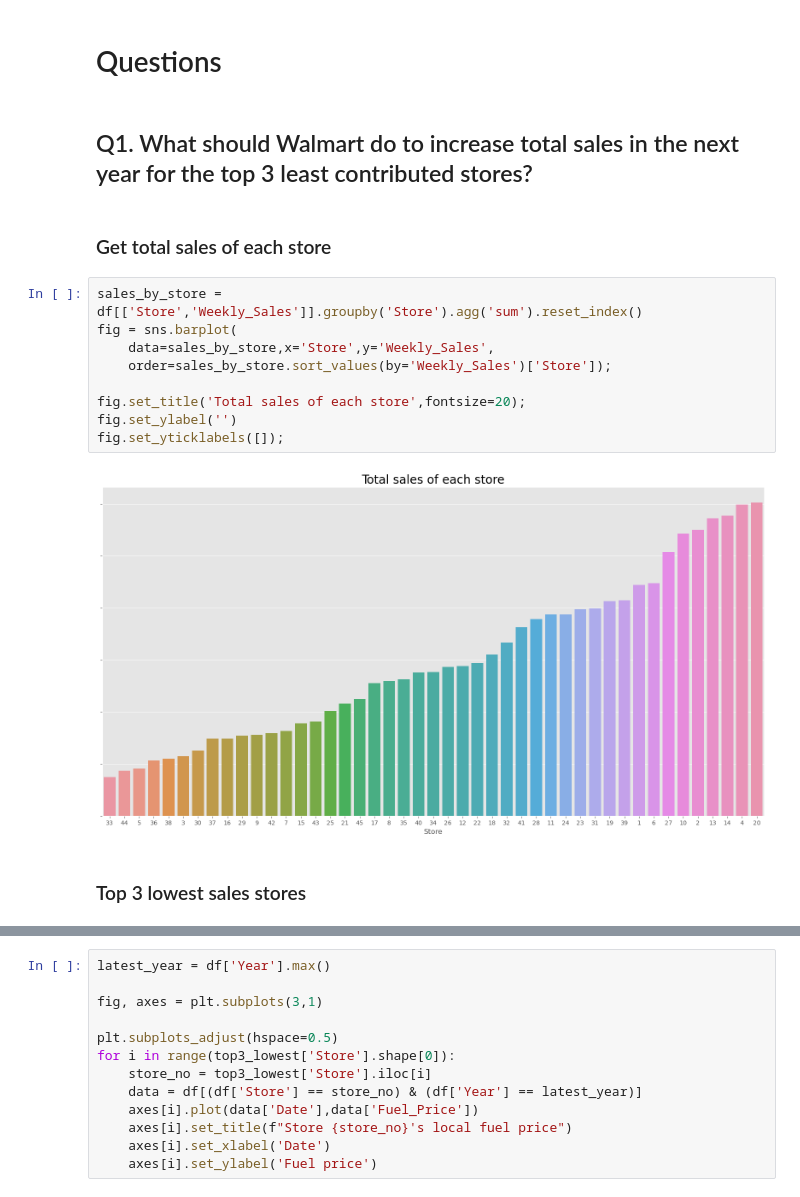
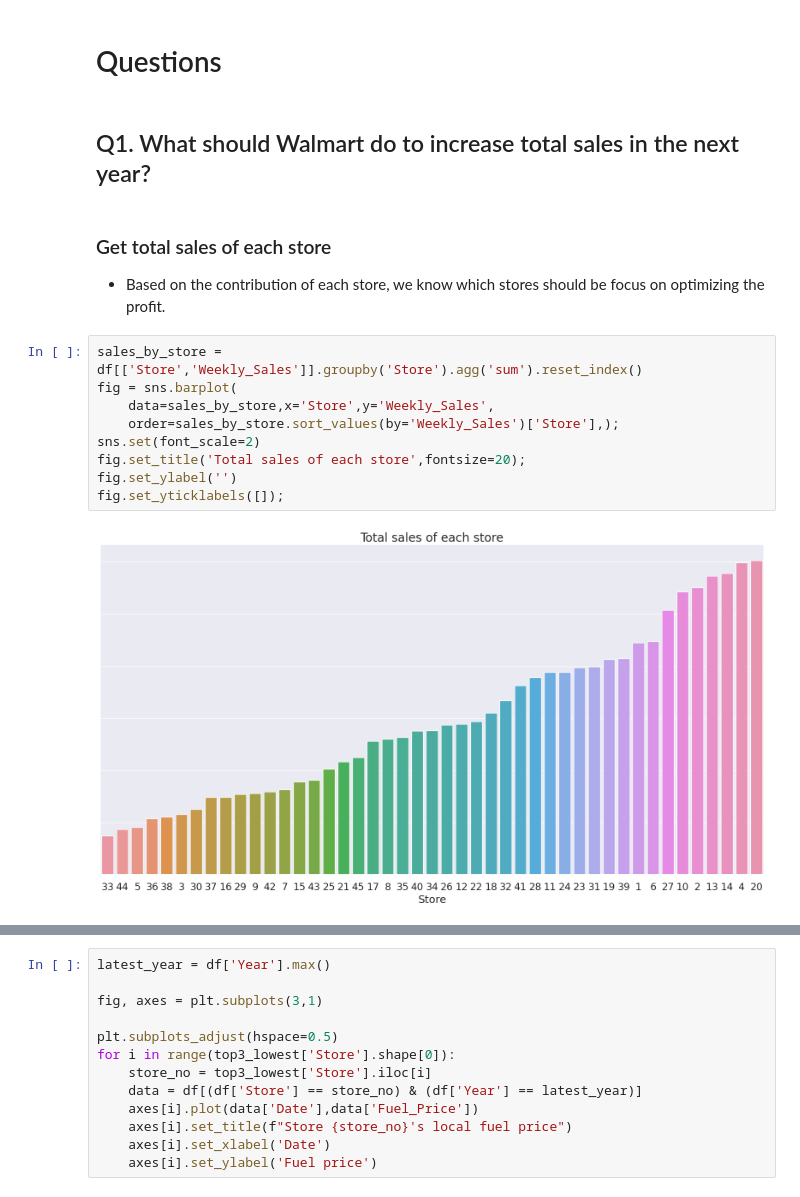
Before and after one commit to ndkhoa0704/DS-Tech-Final, a Jupyter notebook: khoanguyen.ipynb, the cells around one changed output, grey strips where cells are left out. Cells and saved outputs as stored; diff of their text form.

```diff
--- a/khoanguyen.ipynb
+++ b/khoanguyen.ipynb
@@ -52,19 +51,18 @@ df['Year'] = df['Date'].dt.year
 # %% [markdown]
 # Questions
 # %% [markdown]
-## Q1. What should Walmart do to increase total sales in the next year for the top 3 least contributed stores?
+## Q1. What should Walmart do to increase total sales in the next year?
-# %% [markdown]
-### Get total sales of each store
+# %% [markdown]
+### Get total sales of each store
+* Based on the contribution of each store, we know which stores should be focus on optimizing the profit.
 # %%
 sales_by_store = df[['Store','Weekly_Sales']].groupby('Store').agg('sum').reset_index()
 fig = sns.barplot(
     data=sales_by_store,x='Store',y='Weekly_Sales',
-    order=sales_by_store.sort_values(by='Weekly_Sales')['Store']);
-
+    order=sales_by_store.sort_values(by='Weekly_Sales')['Store'],);
+sns.set(font_scale=2)
 fig.set_title('Total sales of each store',fontsize=20);
 fig.set_ylabel('')
 fig.set_yticklabels([]);
 # %% [output]
-[figure, old version]
+[figure, new version]
-# %% [markdown]
-### Top 3 lowest sales stores
```
Also changed, not shown: parts of 14 cells of this notebook.
